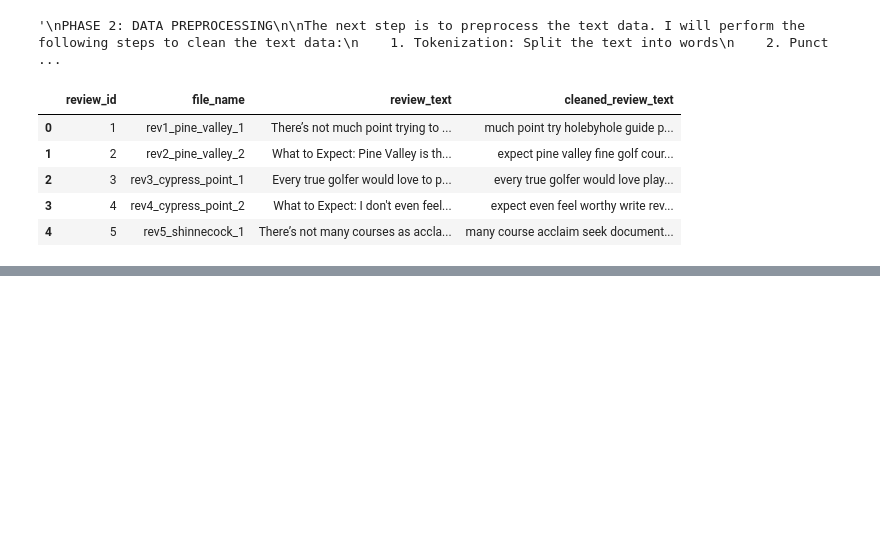
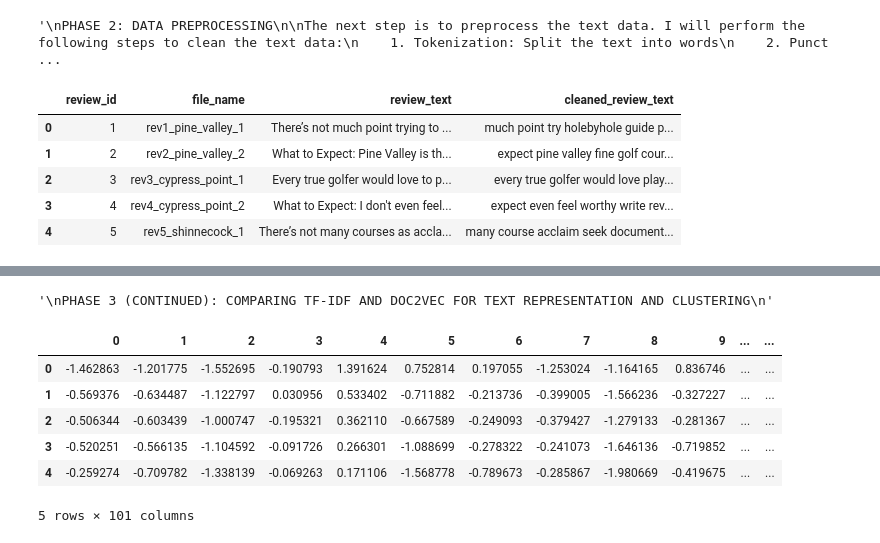
Before and after one commit to stefanjenss/Natural_Language_Processing, a Jupyter notebook: MSDS_453_Term_Project/V1_top_courses_NLP_code.ipynb, the cells around one changed output, grey strips where cells are left out. Saved outputs shown, nothing was run; the diff lists cells and outputs as text; code cells hidden in the pictures; blank space fills up the shorter version.

```diff
--- a/MSDS_453_Term_Project/V1_top_courses_NLP_code.ipynb
+++ b/MSDS_453_Term_Project/V1_top_courses_NLP_code.ipynb
@@ -229,0 +450,41 @@ I will perform the following steps to cluster the reviews using both techniques:
+# %%
+"""
+PHASE 3 (CONTINUED): COMPARING TF-IDF AND DOC2VEC FOR TEXT REPRESENTATION AND CLUSTERING
+"""
+### 4. Doc2Vec representation: Train a Doc2Vec model on the preprocessed text data ###
+# Create a list of TaggedDocument objects for the Doc2Vec model
+documents = [TaggedDocument(doc, [i]) for i, doc in enumerate(golf_course_review['cleaned_review_text'].apply(str.split))]
+
+# Train the Doc2Vec model
+model = Doc2Vec(documents, vector_size=100, window=2, min_count=1, workers=4)
+
+# Infer vectors for the golf course reviews - this is done by passing the cleaned review text to the model
+doc2vec_df = pd.DataFrame()
+for i in range(0, len(golf_course_review)):
+    vector = pd.DataFrame(model.infer_vector(golf_course_review['cleaned_review_text'][i].split()).reshape(1,-1))
+    doc2vec_df = pd.concat([doc2vec_df, vector], axis=0)
+
+# Reset the index of the Doc2Vec DataFrame
+doc2vec_df = doc2vec_df.reset_index()
+
+# Add the file name to the Doc2Vec DataFrame
+doc_titles = {'title': golf_course_review['file_name']}
+t = pd.DataFrame(doc_titles)
+
+# Concatenate the file name to the Doc2Vec DataFrame
+doc2vec_df = pd.concat([doc2vec_df, t], axis = 1)
+
+# Drop the 'index' column from the Doc2Vec DataFrame
+doc2vec_df = doc2vec_df.drop(columns = ['index'], axis = 1)
+
+# Display the Doc2Vec DataFrame
+doc2vec_df.head()
+# %% [output]
+'\nPHASE 3 (CONTINUED): COMPARING TF-IDF AND DOC2VEC FOR TEXT REPRESENTATION AND CLUSTERING\n'
+|  | 0 | 1 | 2 | 3 | 4 | 5 | 6 | 7 | 8 | 9 | ... | ... |
+| 0 | -1.462863 | -1.201775 | -1.552695 | -0.190793 | 1.391624 | 0.752814 | 0.197055 | -1.253024 | -1.164165 | 0.836746 | ... | ... |
+| 1 | -0.569376 | -0.634487 | -1.122797 | 0.030956 | 0.533402 | -0.711882 | -0.213736 | -0.399005 | -1.566236 | -0.327227 | ... | ... |
+| 2 | -0.506344 | -0.603439 | -1.000747 | -0.195321 | 0.362110 | -0.667589 | -0.249093 | -0.379427 | -1.279133 | -0.281367 | ... | ... |
+| 3 | -0.520251 | -0.566135 | -1.104592 | -0.091726 | 0.266301 | -1.088699 | -0.278322 | -0.241073 | -1.646136 | -0.719852 | ... | ... |
+| 4 | -0.259274 | -0.709782 | -1.338139 | -0.069263 | 0.171106 | -1.568778 | -0.789673 | -0.285867 | -1.980669 | -0.419675 | ... | ... |
+5 rows × 101 columns
```
Also changed, not shown: parts of 6 cells of this notebook, 2 other files.
